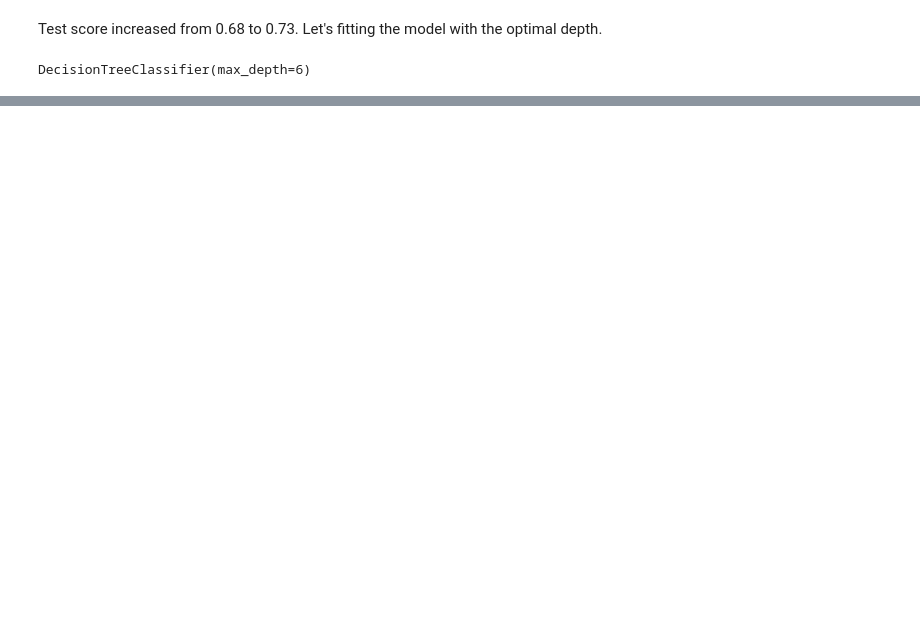
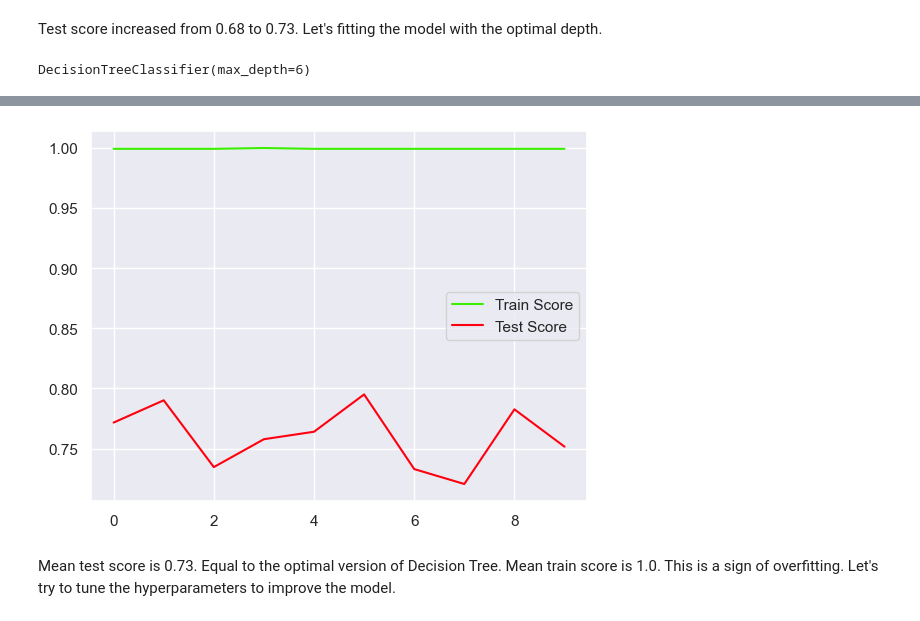
Before and after one commit to DataScienceHCMUS/Analysis, a Jupyter notebook: notebooks/Spotify Song Attributes.ipynb, the cells around one changed output, grey strips where cells are left out. Saved outputs shown, nothing was run; the diff lists cells and outputs as text; code cells hidden in the pictures; blank space fills up the shorter version.

```diff
--- a/notebooks/Spotify Song Attributes.ipynb
+++ b/notebooks/Spotify Song Attributes.ipynb
@@ -347,0 +379,5 @@ dt_viz.view()
+# %%
+rf_model = RandomForestClassifier()
+rf_scores = pd.DataFrame(cross_validate(rf_model, X_train, y_train, cv=10, return_train_score=True))
+display(rf_scores)
+display(rf_scores.mean())
@@ -347,0 +401,10 @@ dt_viz.view()
+# %%
+plt.plot(rf_scores['train_score'], label='Train Score', data=rf_scores)
+plt.plot(rf_scores['test_score'], label='Test Score', data=rf_scores)
+plt.legend()
+plt.show()
+# %% [output]
+[figure, added]
+# %% [markdown]
+Mean test score is 0.73. Equal to the optimal version of Decision Tree.
+Mean train score is 1.0. This is a sign of overfitting. Let's try to tune the hyperparameters to improve the model.
```
Also changed, not shown: parts of 21 cells of this notebook.
